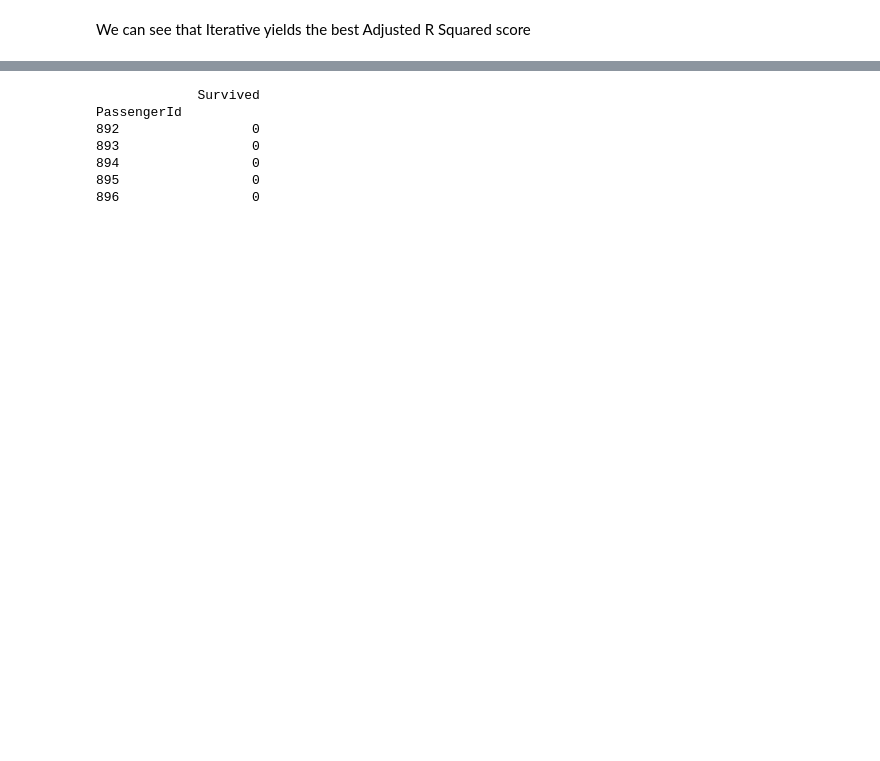
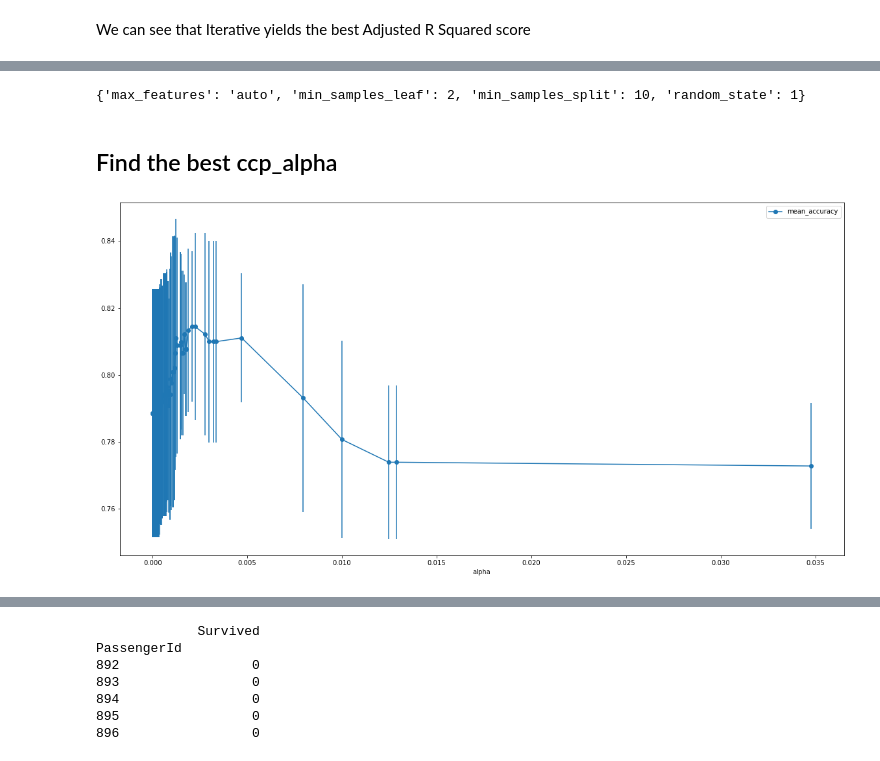
Before and after one commit to tedtdang/Practice-Data-Science, a Jupyter notebook: Titanic/Titanic remake.ipynb, the cells around one changed output, grey strips where cells are left out. Drawn from its saved outputs; the diff is of its cells as text; code cells hidden in the pictures; blank space fills up the shorter version.

Commit message:
I tried TreeClassifier and found the best ccp_alpha but the score is still around 0.775

```diff
--- a/Titanic/Titanic remake.ipynb
+++ b/Titanic/Titanic remake.ipynb
@@ -189,9 +187,3 @@ X_train.head()
-# %%
-from sklearn.decomposition import PCA
-pca = PCA(n_components = 0.90)
-pca.fit(X_train)
-X_train = pca.transform(X_train)
-X_test_copy = pca.transform(X_test)
 # %%
 # from sklearn.model_selection import GridSearchCV
 # from sklearn.ensemble import RandomForestClassifier
@@ -280,0 +251,39 @@ Fitting 5 folds for each of 7290 candidates, totalling 36450 fits
+# %%
+from sklearn.model_selection import GridSearchCV, StratifiedKFold, cross_val_score
+from sklearn.tree import DecisionTreeClassifier
+
+decisiontree = DecisionTreeClassifier()
+# Create lists of parameter for Decision Tree Classifier
+parameters = {'max_features': ['auto', 'sqrt', 'log2'],
+          'min_samples_split': range(2, 16),
+          'min_samples_leaf': range(12),
+          'random_state':[1]}
+
+# Create a grid search object
+grid_search = GridSearchCV(estimator=decisiontree, param_grid=parameters, scoring='accuracy', cv=StratifiedKFold(), n_jobs=-1)
+
+# Fit the grid search
+grid_search.fit(X_train,y_train)
+
+# View The Best Parameters
+print(grid_search.best_params_)
+# %% [output]
+{'max_features': 'auto', 'min_samples_leaf': 2, 'min_samples_split': 10, 'random_state': 1}
+# %% [markdown]
+## Find the best ccp_alpha
+# %%
+path = decisiontree.cost_complexity_pruning_path(X_train, y_train)
+ccp_alphas = path.ccp_alphas
+ccp_alphas = ccp_alphas[:-1]
+
+alpha_loop_values = []
+for ccp_alpha in ccp_alphas:
+    model = DecisionTreeClassifier(random_state=1, ccp_alpha=ccp_alpha)
+    scores = cross_val_score(model, X_train, y_train, cv=StratifiedKFold())
+    alpha_loop_values.append([ccp_alpha, np.mean(scores), np.std(scores)])
+
+alpha_results = pd.DataFrame(alpha_loop_values, columns=['alpha', 'mean_accuracy', 'std'])
+alpha_results.plot(x='alpha', y='mean_accuracy', yerr='std', marker='o', figsize=(20, 10))
+plt.show()
+# %% [output]
+[figure, added]
```
Also changed, not shown: parts of 16 cells of this notebook, 1 other file.
